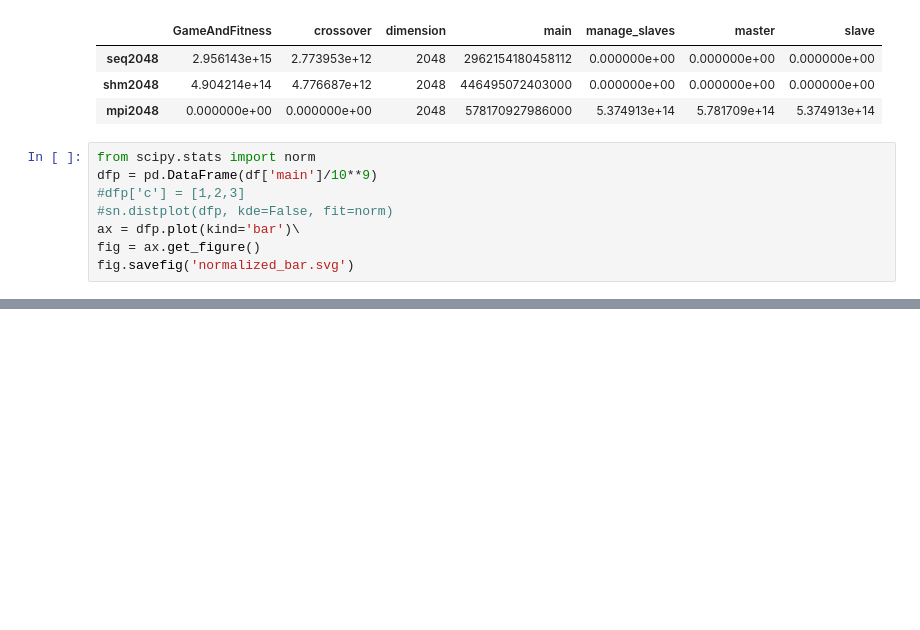
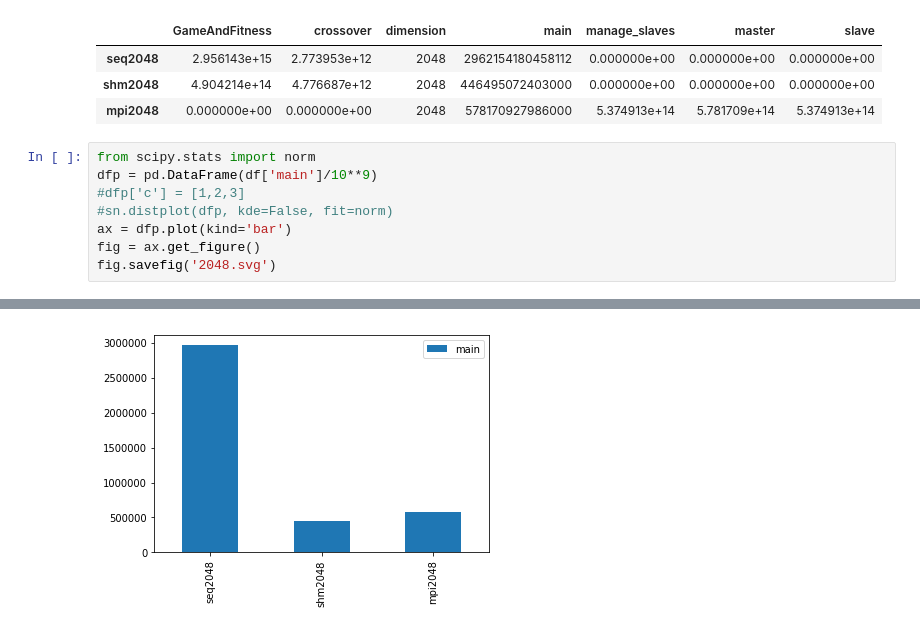
Before and after one commit to FraMecca/SCPD_FFF, a Jupyter notebook: graphs.ipynb, the cells around one changed output, grey strips where cells are left out. Drawn from its saved outputs; the diff is of its cells as text; blank space fills up the shorter version.

```diff
--- a/graphs.ipynb
+++ b/graphs.ipynb
@@ -295,7 +295,7 @@ from scipy.stats import norm
 dfp = pd.DataFrame(df['main']/10**9)
 #dfp['c'] = [1,2,3]
 #sn.distplot(dfp, kde=False, fit=norm)
-ax = dfp.plot(kind='bar')\
+ax = dfp.plot(kind='bar')
 fig = ax.get_figure()
-fig.savefig('normalized_bar.svg')
+fig.savefig('2048.svg')
 # %% [output]
@@ -303 +302,2 @@ SyntaxError: invalid syntax (<ipython-input-16-852efcb58db4>, line 6)
+[figure, added]
 # %%
```
Also changed, not shown: parts of 2 cells of this notebook, 3 other files.
